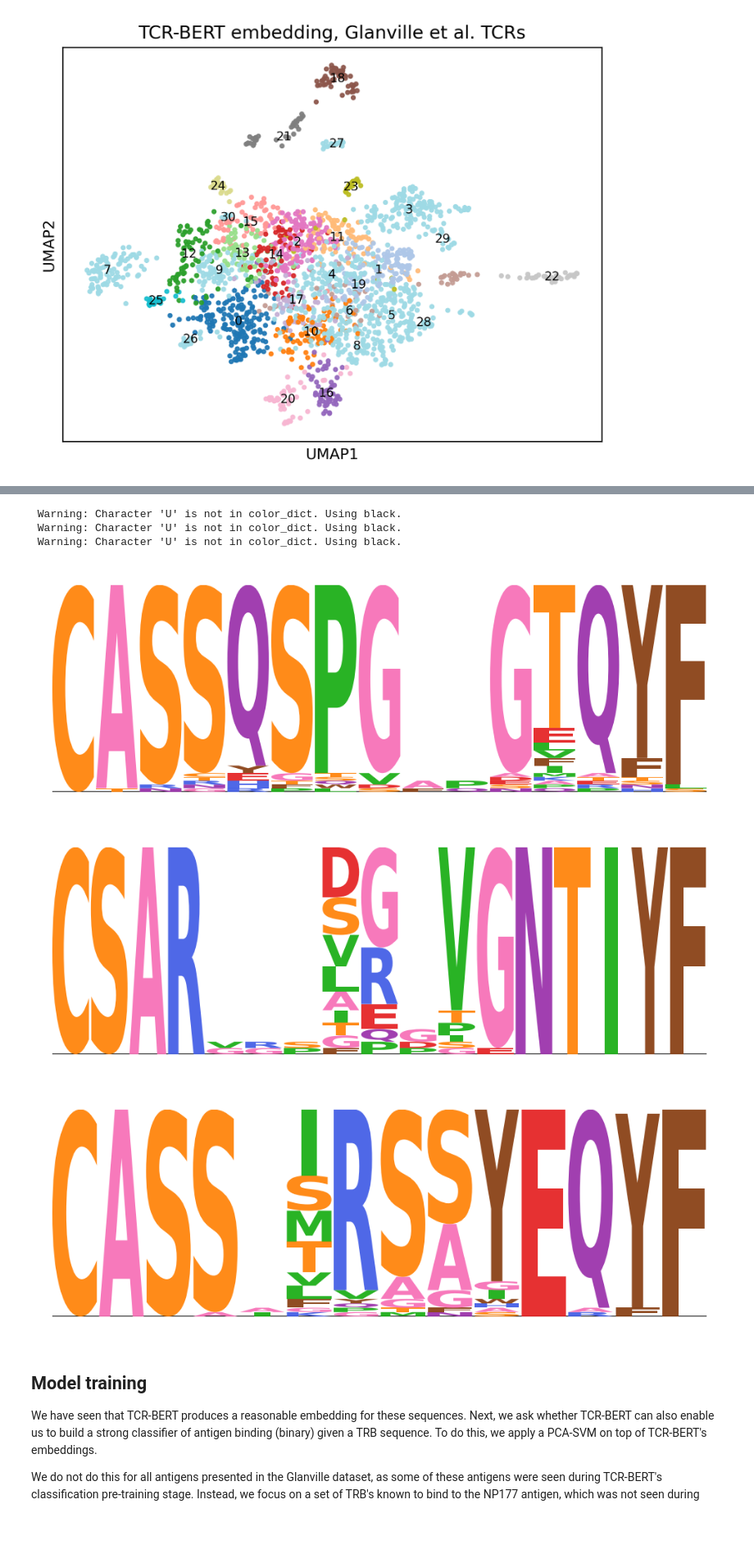
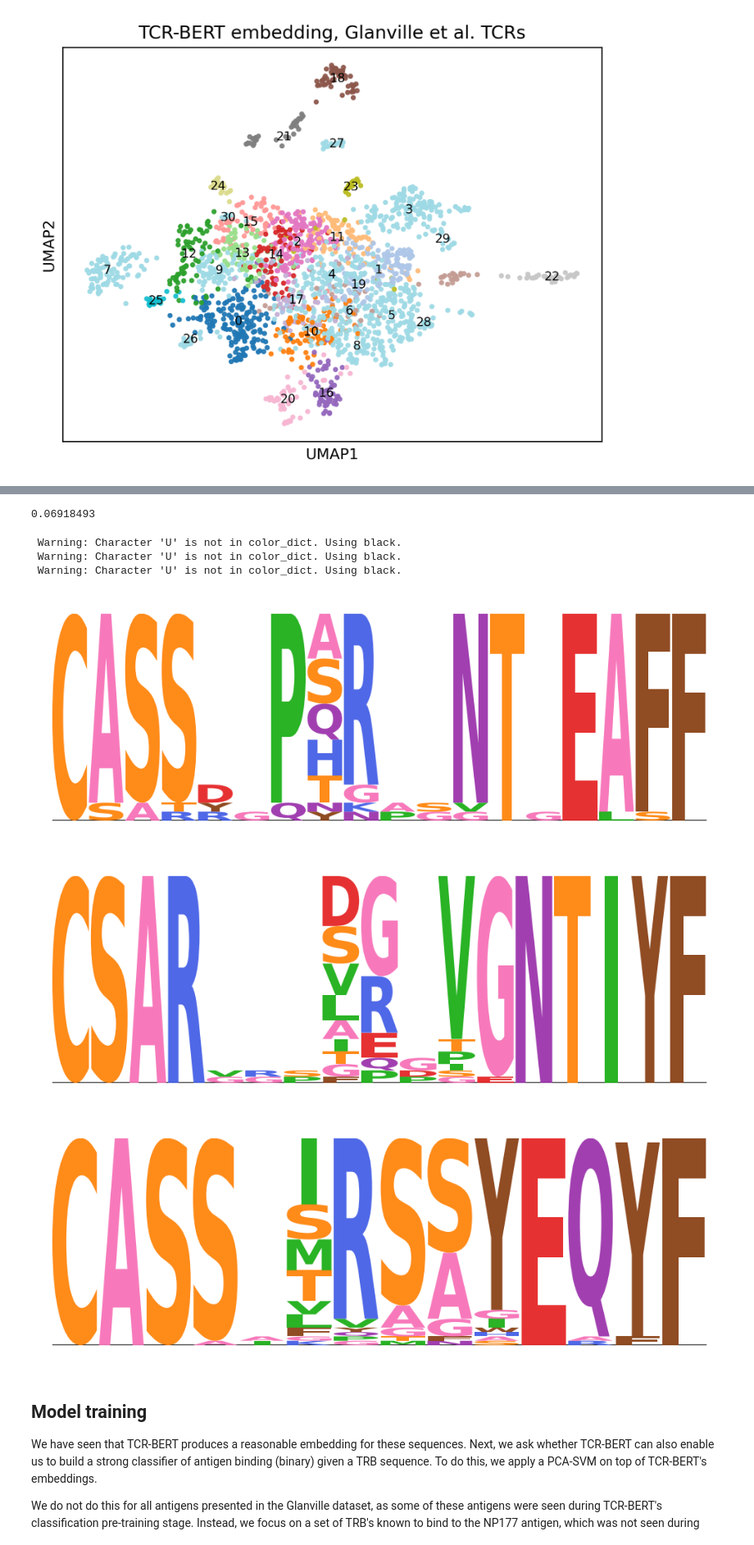
Before and after one commit to wukevin/tcr-bert, a Jupyter notebook: jupyter/transformers_glanville_classifier_and_clustering.ipynb, the cells around one changed output, grey strips where cells are left out. Shown at 82% size. Drawn from its saved outputs; the diff is of its cells as text; code cells hidden in the pictures.

Commit message:
Update plots for NP177 clustering

```diff
--- a/jupyter/transformers_glanville_classifier_and_clustering.ipynb
+++ b/jupyter/transformers_glanville_classifier_and_clustering.ipynb
@@ -139,33 +147,40 @@ plot_utils.plot_anndata_rep(
+# %%
+metrics.silhouette_score(
+    glanville_embedding_adata.X,
+    glanville_embedding_adata.obs['leiden'],
+)
+# %% [output]
+0.06918493
 # %%
 def motif_from_cluster(cluster:str, fname=None):
     cluster_of_interest = glanville_embedding_adata.obs.iloc[
         np.where(glanville_embedding_adata.obs['leiden'] == cluster)
     ]
     assert len(cluster_of_interest) > 0
 
     logo_kwargs = {
         "color_scheme": "dmslogo_funcgroup",
         "show_spines": False,
         "alpha": 0.9,
     }
     fig, ax = plt.subplots(figsize=(4, 1.3), dpi=300)
     custom_metrics.motif_from_sequences(cluster_of_interest['CDR3b'], normalize_pwm=False, ax=ax, **logo_kwargs)[1]
     ax.set(
         xticks=[],
         yticks=[],
     )
     if fname is not None:
         fig.savefig(fname, bbox_inches='tight')
     return fig
 
-figs = [motif_from_cluster(c, fname=os.path.join(PLOT_DIR, f"glanville_embed_cluster_motif_{c}.pdf")) for c in ['18', '22', '20']]
+figs = [motif_from_cluster(c, fname=os.path.join(PLOT_DIR, f"glanville_embed_cluster_motif_{c}.pdf")) for c in ['25', '22', '20']]
 for f in figs:
     f.show()
 # %% [output]
  Warning: Character 'U' is not in color_dict. Using black.
  Warning: Character 'U' is not in color_dict. Using black.
  Warning: Character 'U' is not in color_dict. Using black.
-[figure, old version]
+[figure, new version]
 [figure]
 [figure]
 # %% [markdown]
```
Also changed, not shown: parts of 11 cells of this notebook, 8 other files.
